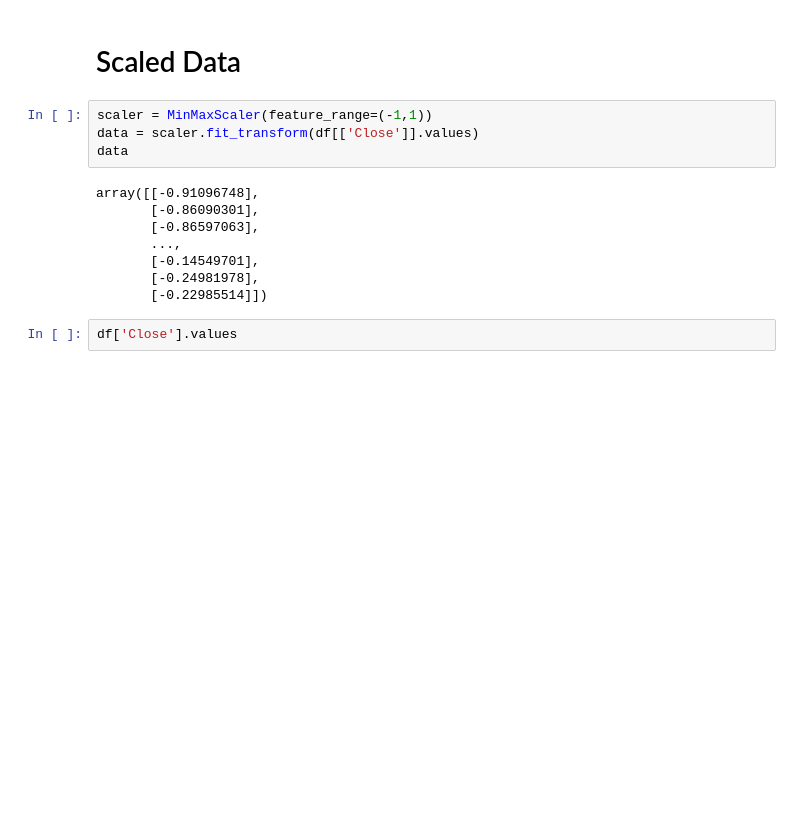
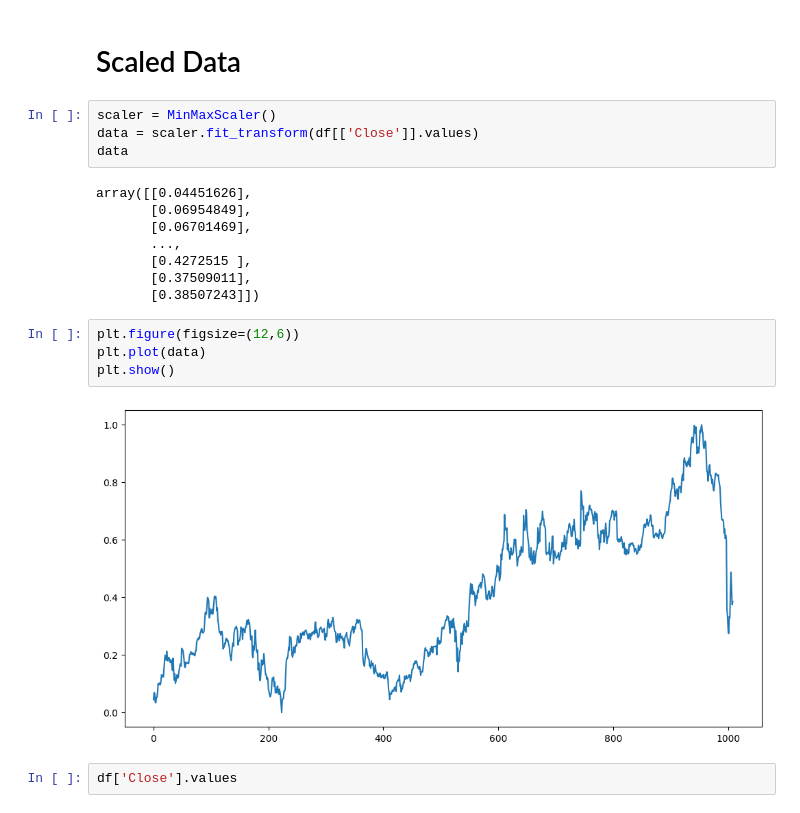
Before and after one commit to AkashKoley012/Deep-Learning-Projects, a Jupyter notebook: Netflix Stock Price Prediction.ipynb, the cells around one changed output. Cells and saved outputs as stored; diff of their text form; blank space fills up the shorter version.

```diff
--- a/Netflix Stock Price Prediction.ipynb
+++ b/Netflix Stock Price Prediction.ipynb
@@ -44,17 +44,23 @@ df.shape
 # %% [markdown]
 # Scaled Data
 # %%
-scaler = MinMaxScaler(feature_range=(-1,1))
+scaler = MinMaxScaler()
 data = scaler.fit_transform(df[['Close']].values)
 data
 # %% [output]
-array([[-0.91096748],
-       [-0.86090301],
-       [-0.86597063],
+array([[0.04451626],
+       [0.06954849],
+       [0.06701469],
        ...,
-       [-0.14549701],
-       [-0.24981978],
-       [-0.22985514]])
+       [0.4272515 ],
+       [0.37509011],
+       [0.38507243]])
+# %%
+plt.figure(figsize=(12,6))
+plt.plot(data)
+plt.show()
+# %% [output]
+[figure, added]
 # %%
 df['Close'].values
 # %% [output]
```
Also changed, not shown: parts of 17 cells of this notebook.
